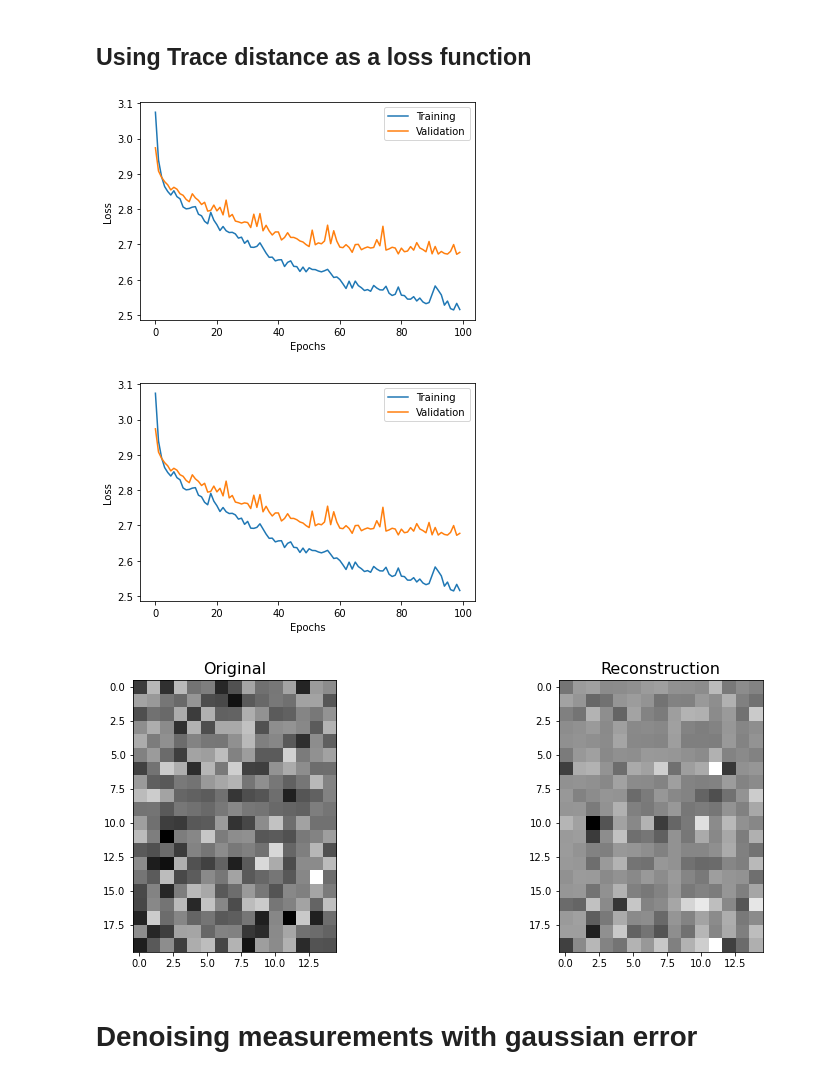
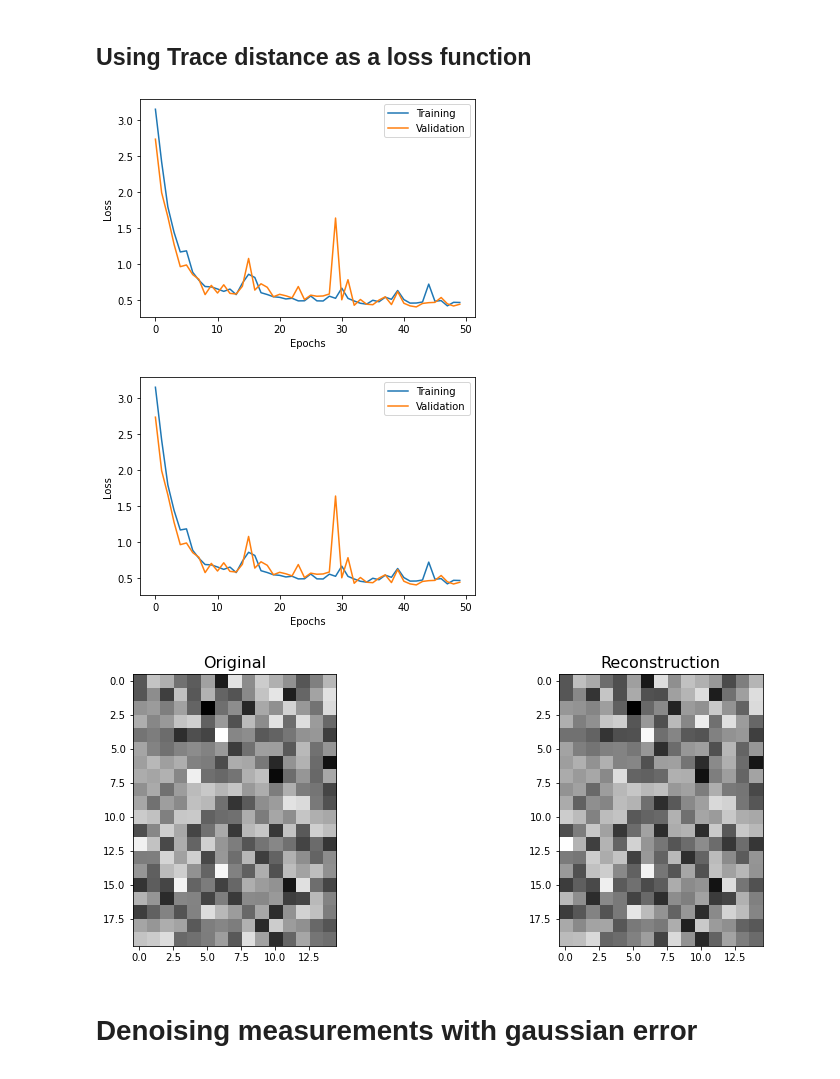
Before and after one commit to nahumsa/DM-Reconstruction, a Jupyter notebook: Reconstruct DM.ipynb, the cells around one changed output. Cells and saved outputs as stored; diff of their text form; code cells hidden in the pictures.

```diff
--- a/Reconstruct DM.ipynb
+++ b/Reconstruct DM.ipynb
@@ -69,7 +67,7 @@ Y_test = np.array(labels_test)
 # %%
 from Models.TVAE import TraceVAE
 
-ZDIM = 2
+ZDIM = 20
 input_dim = X_train.shape[1]
 hidden_dims = [64,128,256]
 batchsize = 32
@@ -95,7 +93,7 @@ from Utils.Plotter import PeriodicPlotter
 
 r_loss = 10.
 beta = 1e-2
-epochs = 100
+epochs = 50
 
 # Periodic Plotter for loss
 plotter = PeriodicPlotter(sec=5, xlabel='Epochs', ylabel='Loss')
@@ -107,35 +105,35 @@ loss_epochs, val_loss_epochs = vae.training(dataset,
                                             test=val_dataset,
                                             Plotter=plotter)
 # %% [output]
-[figure, old version]
+[figure, new version]
-[figure, old version]
+[figure, new version]
 # %%
 fig = plt.figure(figsize=(14,5))
 gs = fig.add_gridspec(1, 2)
 ax1 = fig.add_subplot(gs[0, 0])
 ax2 = fig.add_subplot(gs[0, 1])
 
 
-ax1.imshow((X_train[0:20]), cmap="gray")
+ax1.imshow((X_test[0:20]), cmap="gray")
 ax1.set_title('Original', size=16)
 
-ax2.imshow(vae.predict(X_train[0:20]), cmap="gray")
+ax2.imshow(vae.predict(X_test[0:20]), cmap="gray")
 ax2.set_title('Reconstruction', size=16)
 
 _, _, z = vae.encoder(X_test)
 z = z.numpy()
 """
 ax3 = fig.add_subplot(gs[0, 2])
 ims = ax3.scatter(z[:,0], z[:,1], alpha=0.5, c=Y_test)
 ax3.set_title('Latent Space', size=16)
 plt.colorbar(ims, ax=ax3)
 
 ax4 = fig.add_subplot(gs[0, 3])
 ax4.hist(z)
 """
 plt.show()
 # %% [output]
-[figure, old version]
+[figure, new version]
 # %% [markdown]
 # Denoising measurements with gaussian error
 # %%
```
Also changed, not shown: parts of 5 cells of this notebook.
